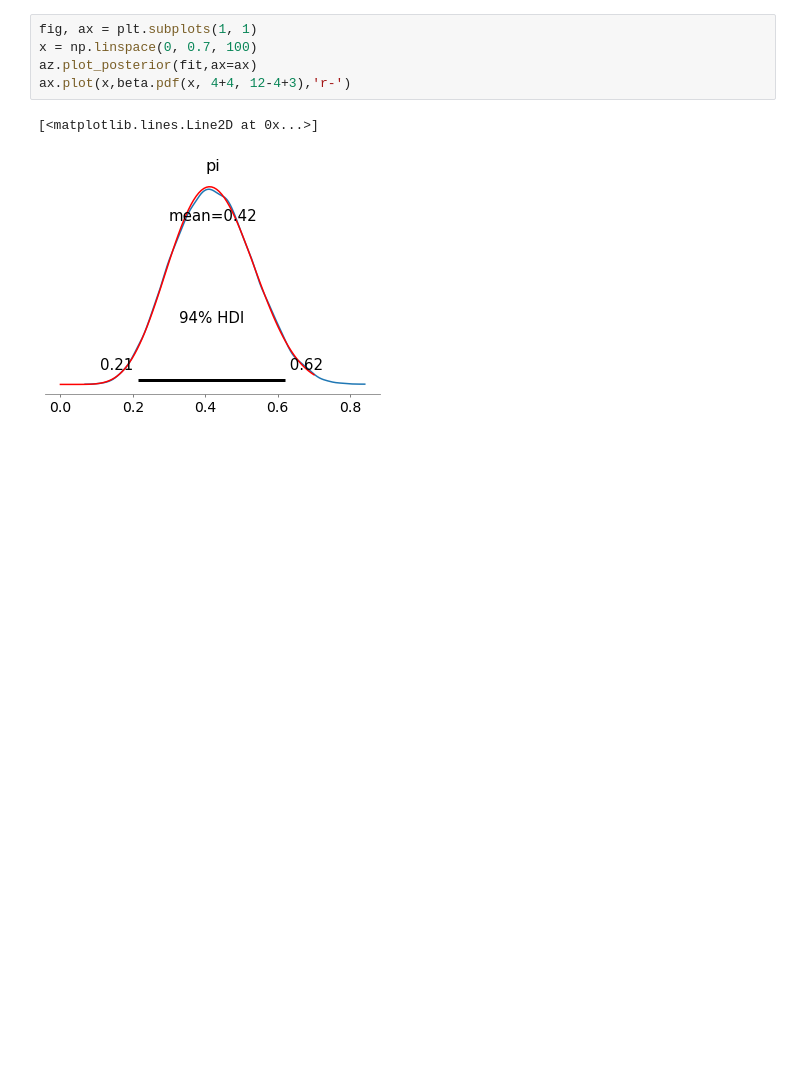
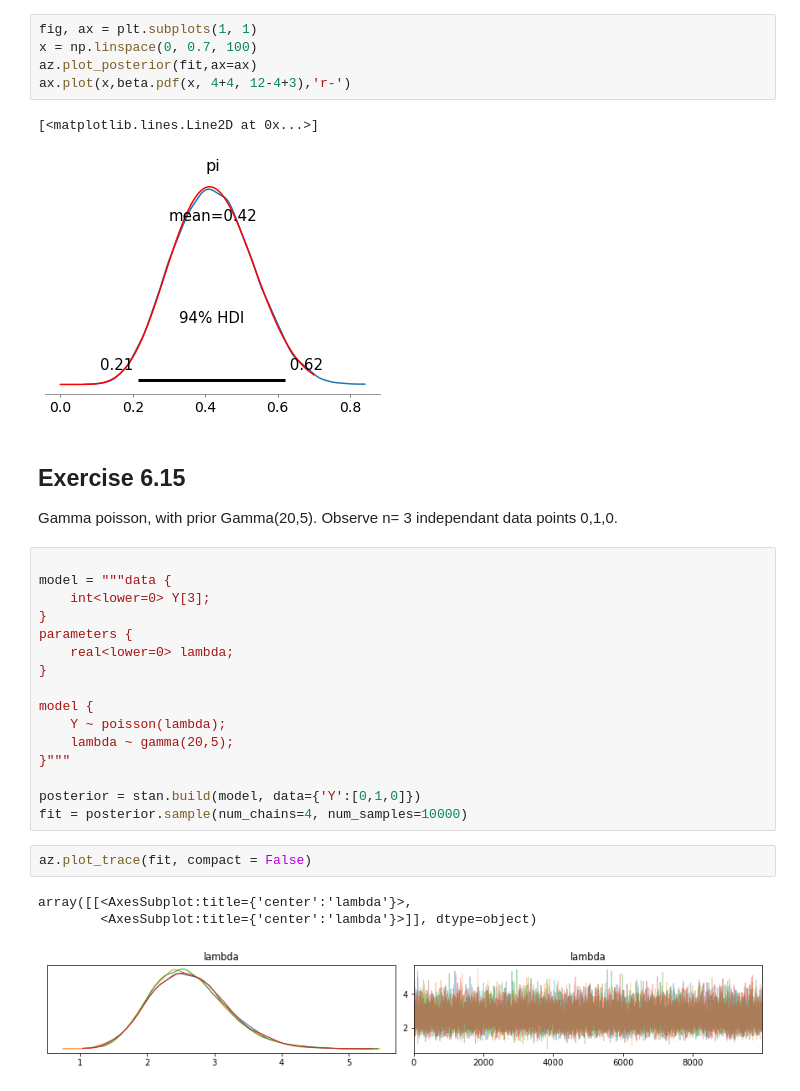
Before and after one commit to DrEntropy/BayesRulesWork, a Jupyter notebook: Chapter6.ipynb, the cells around one changed output. Saved outputs shown, nothing was run; the diff lists cells and outputs as text; blank space fills up the shorter version.

```diff
--- a/Chapter6.ipynb
+++ b/Chapter6.ipynb
@@ -144,3 +144,28 @@ ax.plot(x,beta.pdf(x, 4+4, 12-4+3),'r-')
 # %% [output]
 [<matplotlib.lines.Line2D at 0x...>]
 [figure]
+# %% [markdown]
+## Exercise 6.15
+Gamma poisson, with prior Gamma(20,5).  Observe n= 3 independant data points 0,1,0.
+# %%
+
+model = """data {
+    int<lower=0> Y[3];
+}
+parameters {
+    real<lower=0> lambda;
+}
+
+model {
+    Y ~ poisson(lambda);
+    lambda ~ gamma(20,5);
+}"""
+
+posterior = stan.build(model, data={'Y':[0,1,0]})
+fit = posterior.sample(num_chains=4, num_samples=10000)
+# %%
+az.plot_trace(fit, compact = False)
+# %% [output]
+array([[<AxesSubplot:title={'center':'lambda'}>,
+        <AxesSubplot:title={'center':'lambda'}>]], dtype=object)
+[figure, added]
```
Also changed, not shown: parts of 8 cells of this notebook.
